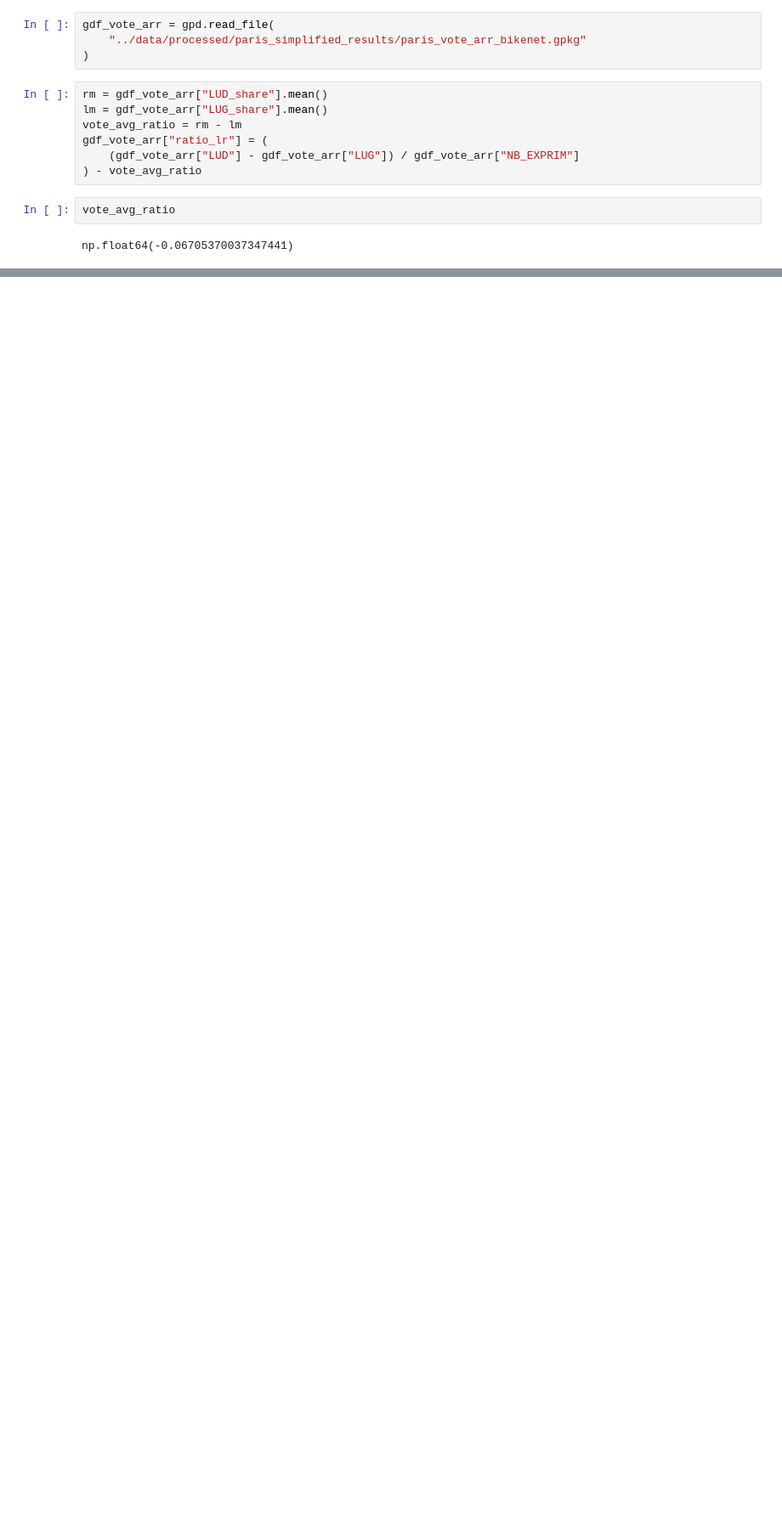
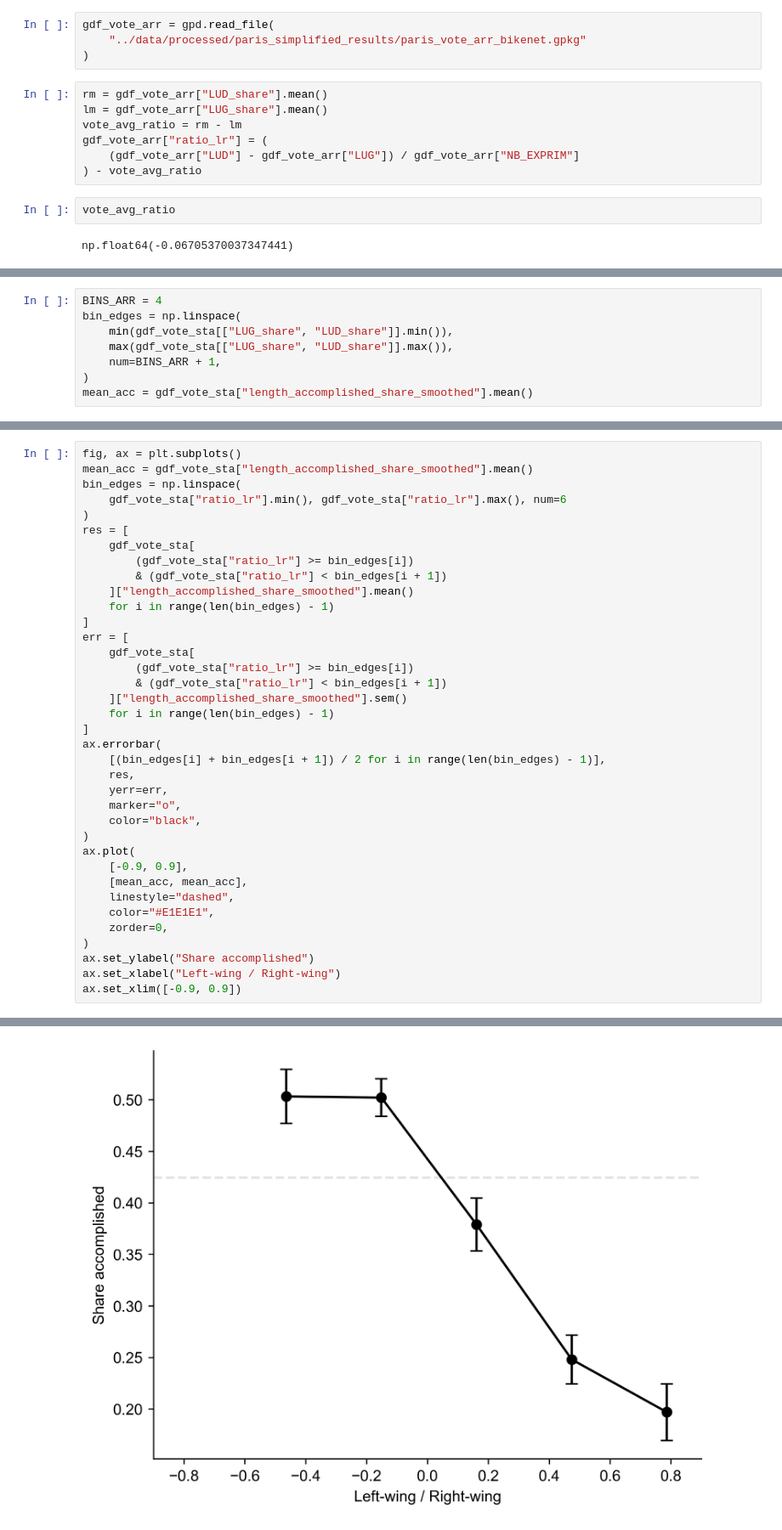
Before and after one commit to csebastiao/orderbikenet_paris, a Jupyter notebook: notebooks/measure_vote_impact_bikenet.ipynb, the cells around one changed output, grey strips where cells are left out. Shown at 85% size. Drawn from its saved outputs; the diff is of its cells as text; blank space fills up the shorter version.

```diff
--- a/notebooks/measure_vote_impact_bikenet.ipynb
+++ b/notebooks/measure_vote_impact_bikenet.ipynb
@@ -133,0 +168,8 @@ ax.set_xlim([-0.4, 0.6])
+# %%
+BINS_ARR = 4
+bin_edges = np.linspace(
+    min(gdf_vote_sta[["LUG_share", "LUD_share"]].min()),
+    max(gdf_vote_sta[["LUG_share", "LUD_share"]].max()),
+    num=BINS_ARR + 1,
+)
+mean_acc = gdf_vote_sta["length_accomplished_share_smoothed"].mean()
@@ -133,0 +290,38 @@ ax.set_xlim([-0.4, 0.6])
+# %%
+fig, ax = plt.subplots()
+mean_acc = gdf_vote_sta["length_accomplished_share_smoothed"].mean()
+bin_edges = np.linspace(
+    gdf_vote_sta["ratio_lr"].min(), gdf_vote_sta["ratio_lr"].max(), num=6
+)
+res = [
+    gdf_vote_sta[
+        (gdf_vote_sta["ratio_lr"] >= bin_edges[i])
+        & (gdf_vote_sta["ratio_lr"] < bin_edges[i + 1])
+    ]["length_accomplished_share_smoothed"].mean()
+    for i in range(len(bin_edges) - 1)
+]
+err = [
+    gdf_vote_sta[
+        (gdf_vote_sta["ratio_lr"] >= bin_edges[i])
+        & (gdf_vote_sta["ratio_lr"] < bin_edges[i + 1])
+    ]["length_accomplished_share_smoothed"].sem()
+    for i in range(len(bin_edges) - 1)
+]
+ax.errorbar(
+    [(bin_edges[i] + bin_edges[i + 1]) / 2 for i in range(len(bin_edges) - 1)],
+    res,
+    yerr=err,
+    marker="o",
+    color="black",
+)
+ax.plot(
+    [-0.9, 0.9],
+    [mean_acc, mean_acc],
+    linestyle="dashed",
+    color="#E1E1E1",
+    zorder=0,
+)
+ax.set_ylabel("Share accomplished")
+ax.set_xlabel("Left-wing / Right-wing")
+ax.set_xlim([-0.9, 0.9])
+# %% [output]
@@ -133,0 +329 @@ ax.set_xlim([-0.4, 0.6])
+[figure, added]
```
Also changed, not shown: parts of 15 cells of this notebook, 3 other files.
